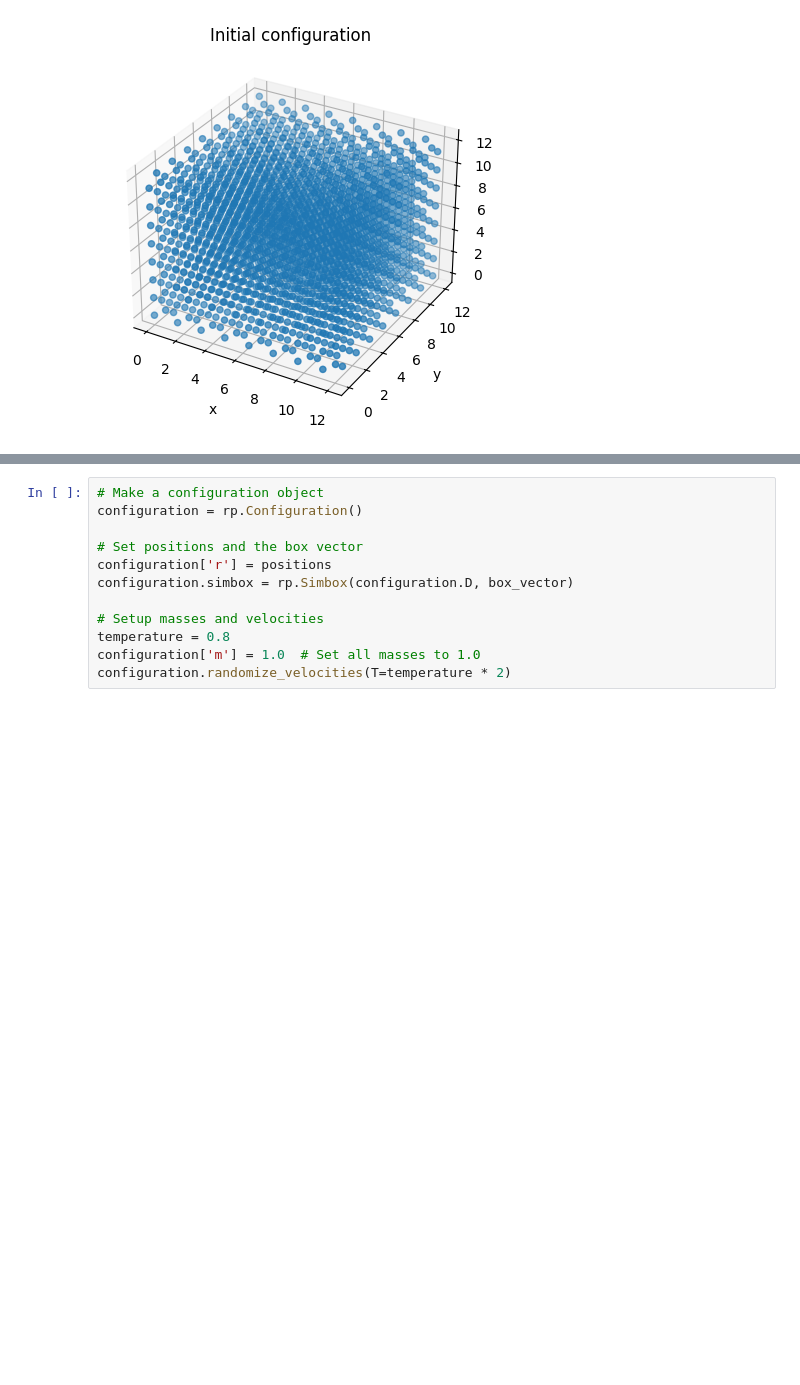
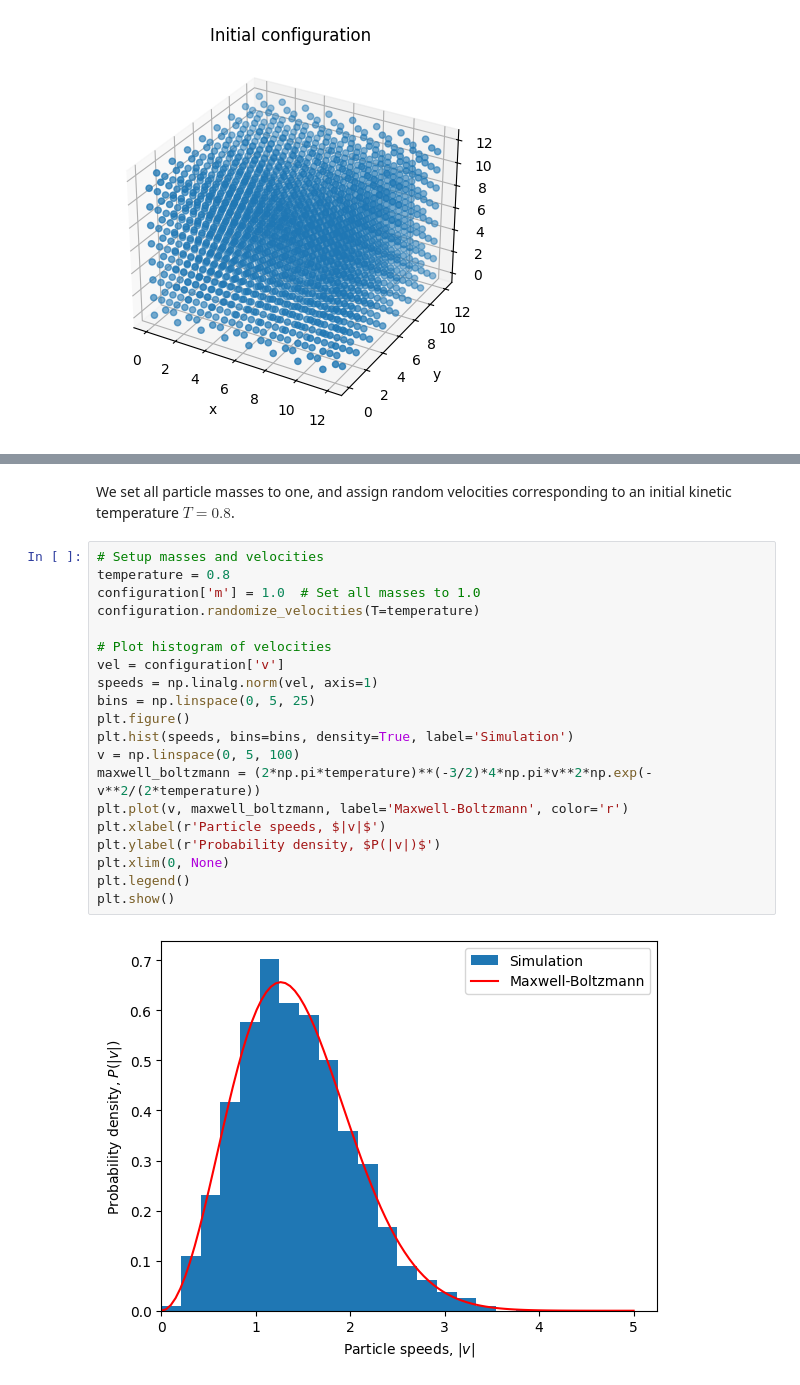
Before and after one commit to jklust/gamdpy, a Jupyter notebook: tutorials/quick_start.ipynb, the cells around one changed output, grey strips where cells are left out. Cells and saved outputs as stored; diff of their text form; blank space fills up the shorter version.

```diff
--- a/tutorials/quick_start.ipynb
+++ b/tutorials/quick_start.ipynb
@@ -40,13 +48,25 @@ We will use these coordinates to make a
+# %% [markdown]
+We set all particle masses to one, and assign random velocities corresponding to an initial kinetic temperature $T = 0.8$.
 # %%
-# Make a configuration object
-configuration = rp.Configuration()
-
-# Set positions and the box vector
-configuration['r'] = positions
-configuration.simbox = rp.Simbox(configuration.D, box_vector)
-
 # Setup masses and velocities
 temperature = 0.8
 configuration['m'] = 1.0  # Set all masses to 1.0
-configuration.randomize_velocities(T=temperature * 2)
+configuration.randomize_velocities(T=temperature)
+
+# Plot histogram of velocities
+vel = configuration['v']
+speeds = np.linalg.norm(vel, axis=1)
+bins = np.linspace(0, 5, 25)
+plt.figure()
+plt.hist(speeds, bins=bins, density=True, label='Simulation')
+v = np.linspace(0, 5, 100)
+maxwell_boltzmann = (2*np.pi*temperature)**(-3/2)*4*np.pi*v**2*np.exp(-v**2/(2*temperature))
+plt.plot(v, maxwell_boltzmann, label='Maxwell-Boltzmann', color='r')
+plt.xlabel(r'Particle speeds, $|v|$')
+plt.ylabel(r'Probability density, $P(|v|)$')
+plt.xlim(0, None)
+plt.legend()
+plt.show()
+# %% [output]
+[figure, added]
 # %% [markdown]
```
Also changed, not shown: parts of 14 cells of this notebook, 1 other file.
